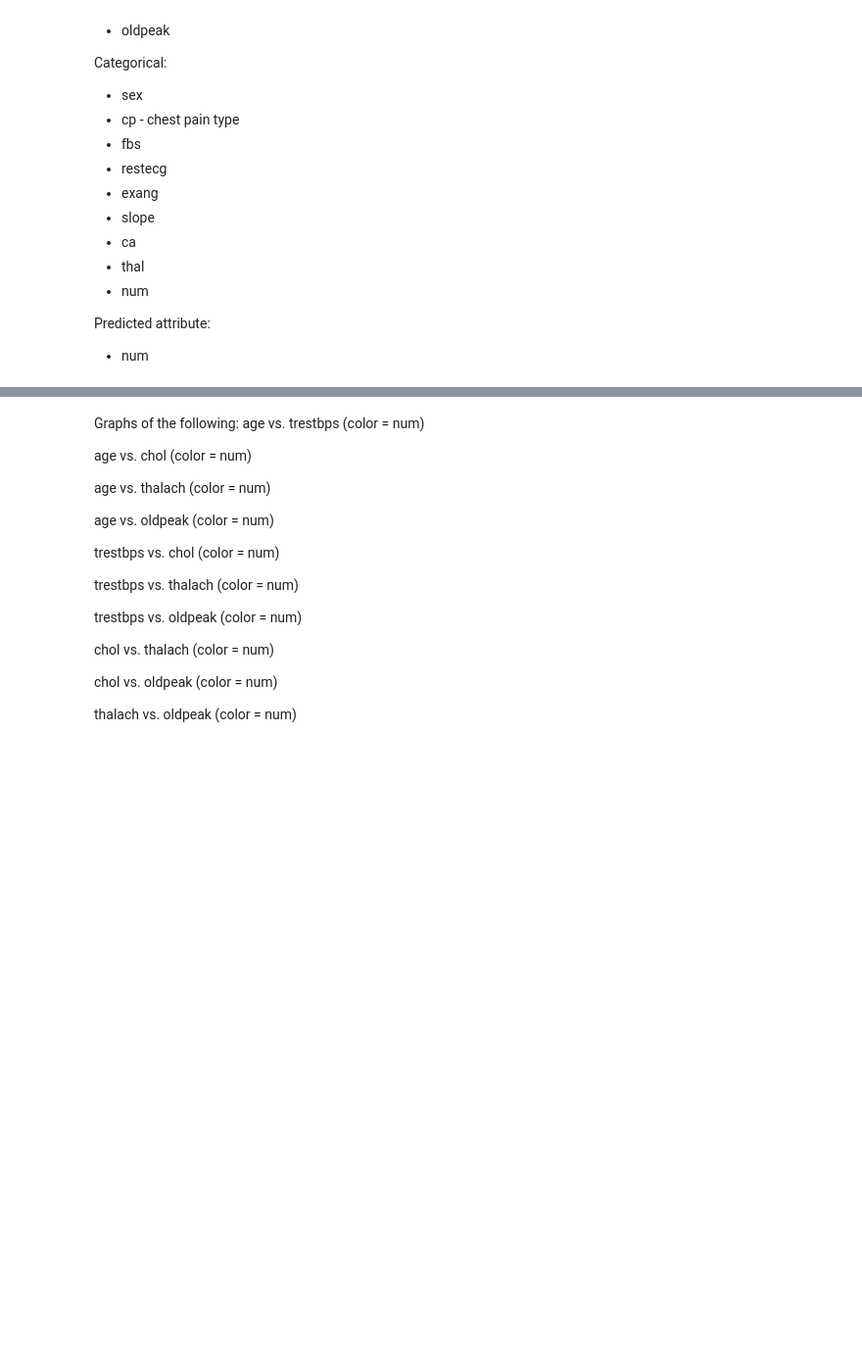
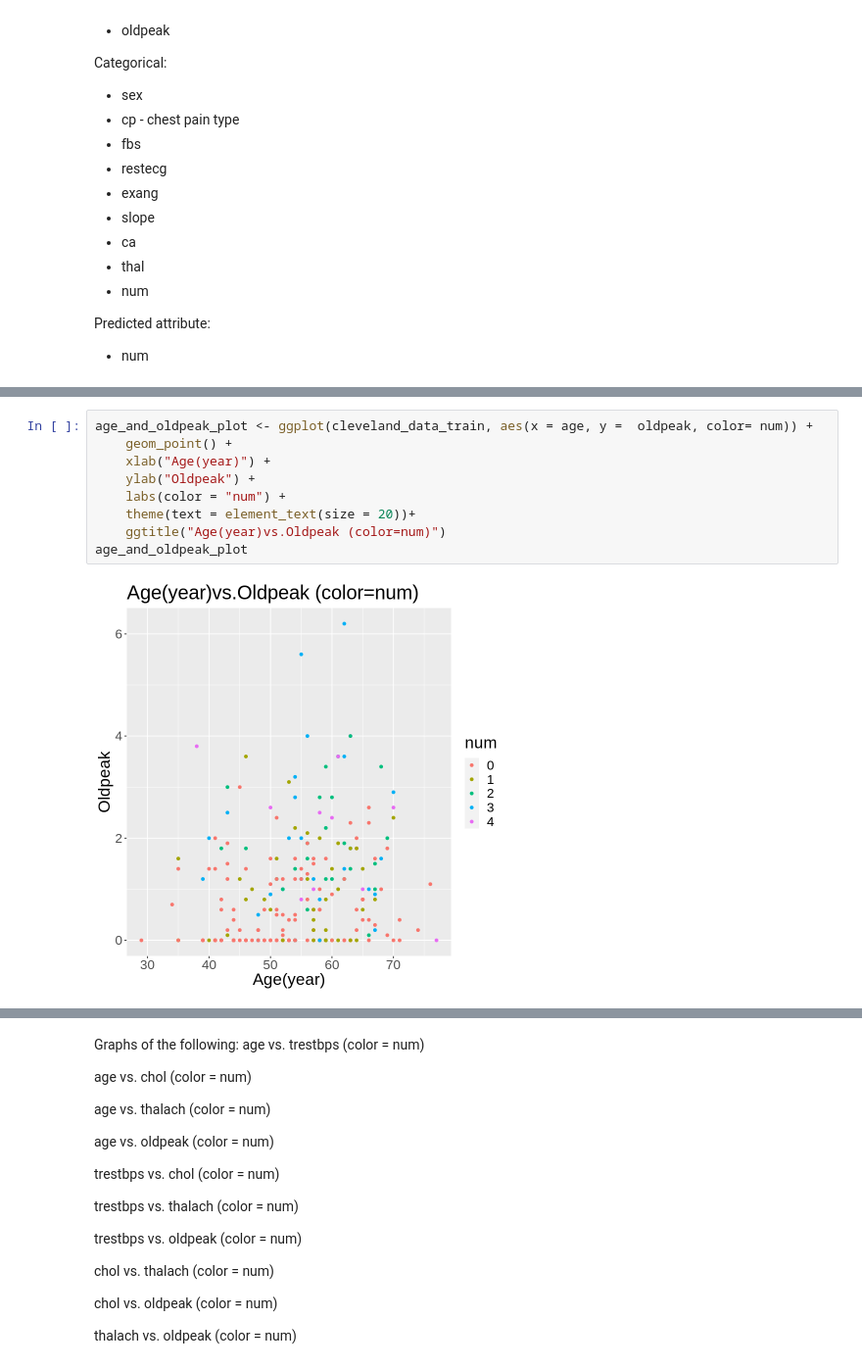
Before and after one commit to duffydu/dsci100-project, a Jupyter notebook: Test.ipynb, the cells around one changed output, grey strips where cells are left out. Shown at 98% size. Cells and saved outputs as stored; diff of their text form; blank space fills up the shorter version.

```diff
--- a/Test.ipynb
+++ b/Test.ipynb
@@ -105,0 +224,11 @@ A spec_tbl_df: 303 × 14
+# %%
+age_and_oldpeak_plot <- ggplot(cleveland_data_train, aes(x = age, y =  oldpeak, color= num)) +
+    geom_point() +
+    xlab("Age(year)") +
+    ylab("Oldpeak") +
+    labs(color = "num") +
+    theme(text = element_text(size = 20))+
+    ggtitle("Age(year)vs.Oldpeak (color=num)")
+age_and_oldpeak_plot
+# %% [output]
+[figure, added]
```
Also changed, not shown: parts of 32 cells of this notebook.
